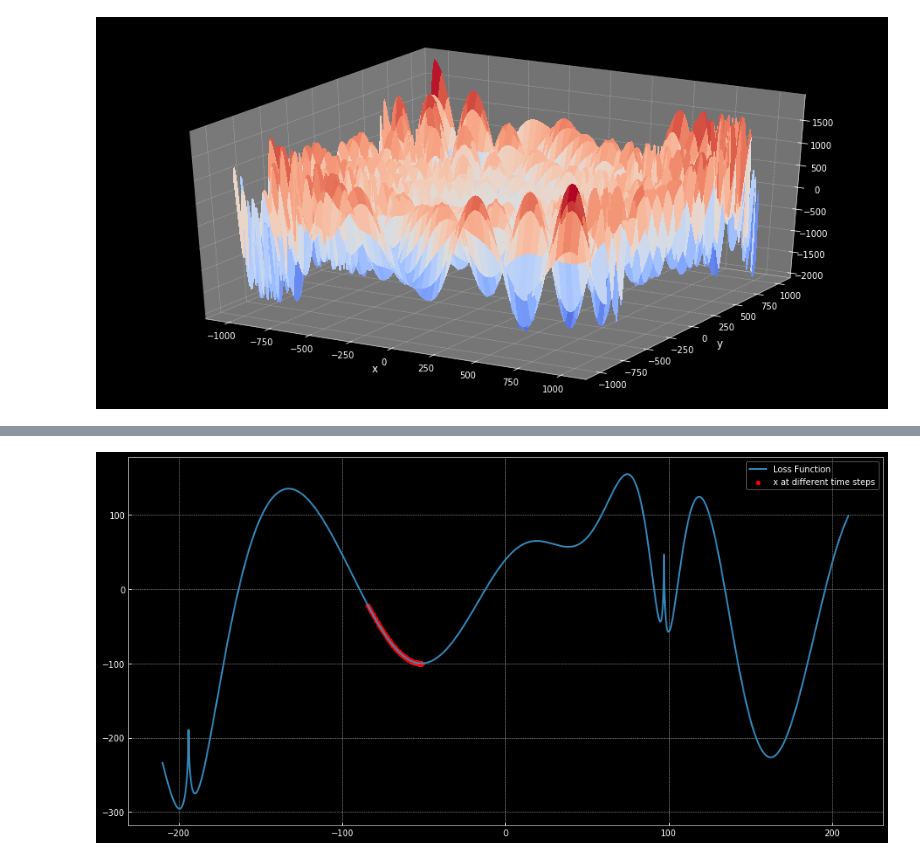
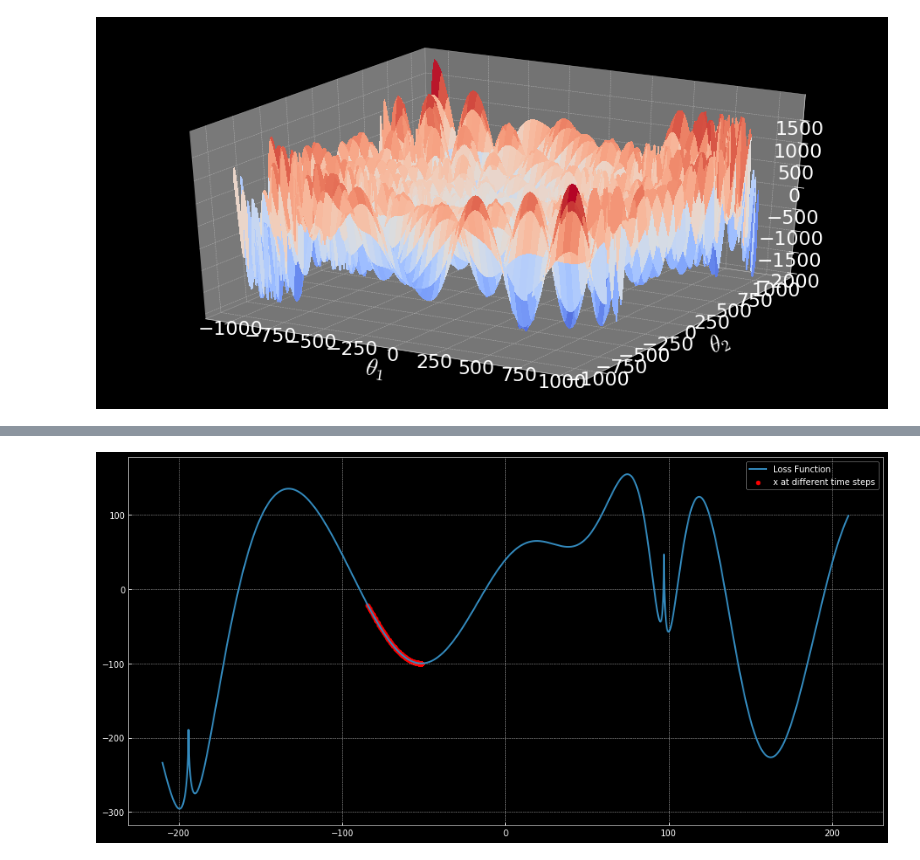
Before and after one commit to AWildridge/cms-machinelearning-notebooks, a Jupyter notebook: Lab 3 - Gradient-Based Learning Methods & Cost Functions.ipynb, the cells around one changed output, grey strips where cells are left out. Cells and saved outputs as stored; diff of their text form; code cells hidden in the pictures.

```diff
--- a/Lab 3 - Gradient-Based Learning Methods & Cost Functions.ipynb
+++ b/Lab 3 - Gradient-Based Learning Methods & Cost Functions.ipynb
@@ -30,10 +23,27 @@ Z = -(Y + 47) * torch.sin(torch.sqrt(torch.abs(Y + 0.5 * X + 47))) - X * torch.s
+# %%
+ # generate uniformly spaced theta_1 values betwen -1000 and 1000 with step size of 0.5
+theta_1 = torch.arange(-1000, 1000, 0.5)
+
+# generate uniformly spaced theta_2 values betwen -1000 and 1000 with step size of 0.5
+theta_2 = torch.arange(-1000, 1000, 0.5)
+
+# compute all pairs between theta_1 and theta_2, creates a grid of theta_1, theta_2 values
+theta_1,theta_2 = np.meshgrid(theta_1, theta_2)
+theta_1 = torch.Tensor(theta_1) # convert to torch tensor
+theta_2 = torch.Tensor(theta_2) # convert to torch tensor
+
+# our loss function
+L = -(theta_2 + 47) * torch.sin(torch.sqrt(torch.abs(theta_2 + 0.5 * theta_1 + 47))) - theta_1 * torch.sin(torch.sqrt(torch.abs(theta_1 - (theta_2 + 47))))
 # %%
-fig, ax = plt.subplots(subplot_kw={"projection": "3d"})
-surf = ax.plot_surface(X.numpy(), Y.numpy(), Z.numpy(), cmap=cm.coolwarm,
+fig, ax = plt.subplots(subplot_kw={"projection": "3d"}) # set-up plotting for 3D
+
+# plot 3D loss surface
+surf = ax.plot_surface(theta_1.numpy(), theta_2.numpy(), L.numpy(), cmap=cm.coolwarm,
                        linewidth=0, antialiased=False)
-plt.xlabel('x')
-plt.ylabel('y')
+ax.tick_params(axis='both', which='major', pad=-10) # move tick labels so you can see x/y-axis labels
+plt.xlabel(r'$\theta_1$')
+plt.ylabel(r'$\theta_2$')
 plt.show()
 # %% [output]
-[figure, old version]
+[figure, new version]
 # %% [markdown]
```
Also changed, not shown: parts of 7 cells of this notebook.
